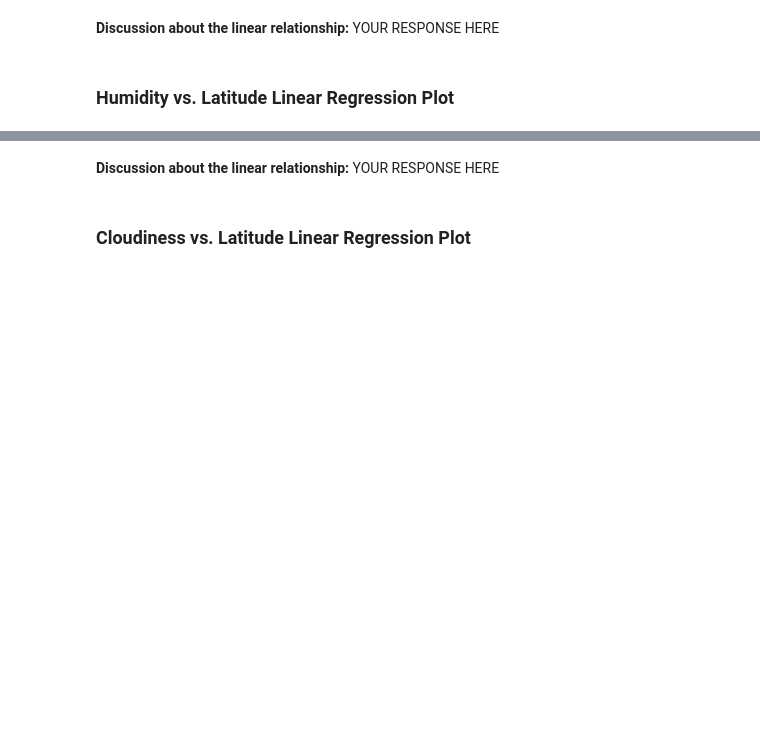
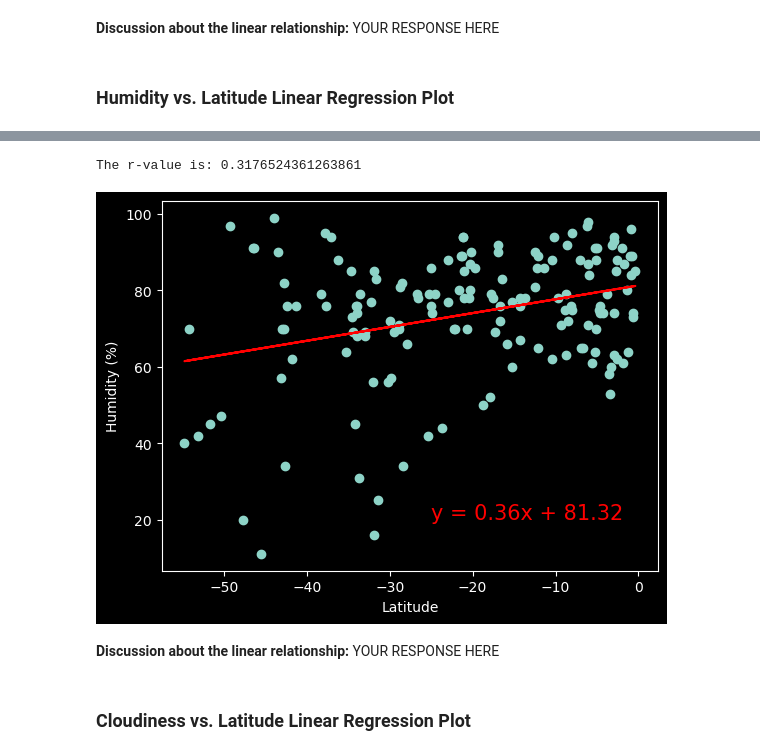
Before and after one commit to KeeganDavis/python-api-challenge, a Jupyter notebook: WeatherPy/WeatherPy.ipynb, the cells around one changed output, grey strips where cells are left out. Saved outputs shown, nothing was run; the diff lists cells and outputs as text; code cells hidden in the pictures; blank space fills up the shorter version.

```diff
--- a/WeatherPy/WeatherPy.ipynb
+++ b/WeatherPy/WeatherPy.ipynb
@@ -346,6 +345,12 @@ humidity_northern = northern_hemi_df['Humidity']
 # %%
 # Southern Hemisphere
 humidity_southern = southern_hemi_df['Humidity']
+linregress_plot(latitude_southern, humidity_southern, (-25,20))
+plt.ylabel("Humidity (%)")
+plt.show()
+# %% [output]
+The r-value is: 0.3176524361263861
+[figure, added]
 # %% [markdown]
 **Discussion about the linear relationship:** YOUR RESPONSE HERE
 # %% [markdown]
```
Also changed, not shown: parts of 17 cells of this notebook, 4 other files.
